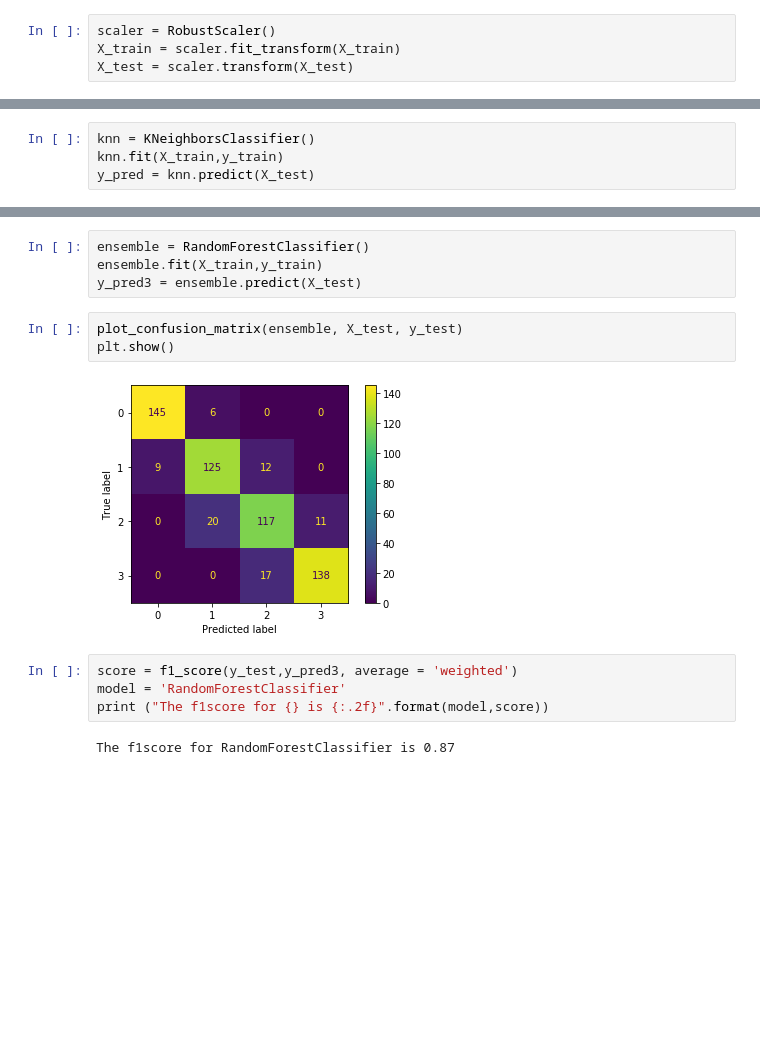
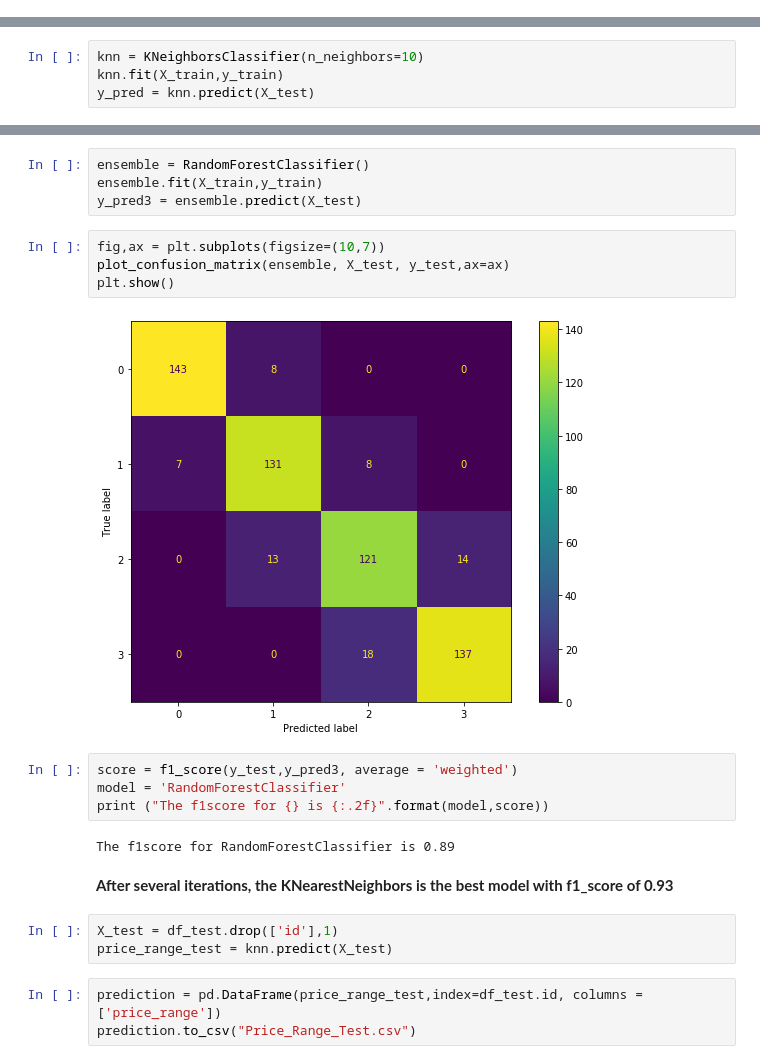
Before and after one commit to awojidetola/Mobile-Phone-Price-Prediction, a Jupyter notebook: Mobile Price Classification Project.ipynb, the cells around one changed output, grey strips where cells are left out. Saved outputs shown, nothing was run; the diff lists cells and outputs as text; blank space fills up the shorter version.

```diff
--- a/Mobile Price Classification Project.ipynb
+++ b/Mobile Price Classification Project.ipynb
@@ -205,10 +203,6 @@ X = df.drop(['price_range'],1)
 y = df['price_range']
 
 X_train,X_test,y_train,y_test = train_test_split(X,y,test_size=0.3,random_state=42)
-# %%
-scaler = RobustScaler()
-X_train = scaler.fit_transform(X_train)
-X_test = scaler.transform(X_test)
 # %% [markdown]
 <a id='model'></a>
 
@@ -216,5 +210,5 @@ X_test = scaler.transform(X_test)
 # %%
-knn = KNeighborsClassifier()
+knn = KNeighborsClassifier(n_neighbors=10)
 knn.fit(X_train,y_train)
 y_pred = knn.predict(X_test)
 # %%
@@ -248,13 +244,22 @@ ensemble = RandomForestClassifier()
 ensemble.fit(X_train,y_train)
 y_pred3 = ensemble.predict(X_test)
 # %%
-plot_confusion_matrix(ensemble, X_test, y_test)
+fig,ax = plt.subplots(figsize=(10,7))
+plot_confusion_matrix(ensemble, X_test, y_test,ax=ax)
 plt.show()
 # %% [output]
-[figure, old version]
+[figure, new version]
 # %%
 score = f1_score(y_test,y_pred3, average = 'weighted')
 model = 'RandomForestClassifier'
 print ("The f1score for {} is {:.2f}".format(model,score))
 # %% [output]
-The f1score for RandomForestClassifier is 0.87
+The f1score for RandomForestClassifier is 0.89
+# %% [markdown]
+**After several iterations, the KNearestNeighbors is the best model with f1_score of 0.93**
+# %%
+X_test = df_test.drop(['id'],1)
+price_range_test = knn.predict(X_test)
+# %%
+prediction = pd.DataFrame(price_range_test,index=df_test.id, columns = ['price_range'])
+prediction.to_csv("Price_Range_Test.csv")
```
Also changed, not shown: parts of 7 cells of this notebook, 1 other file.
